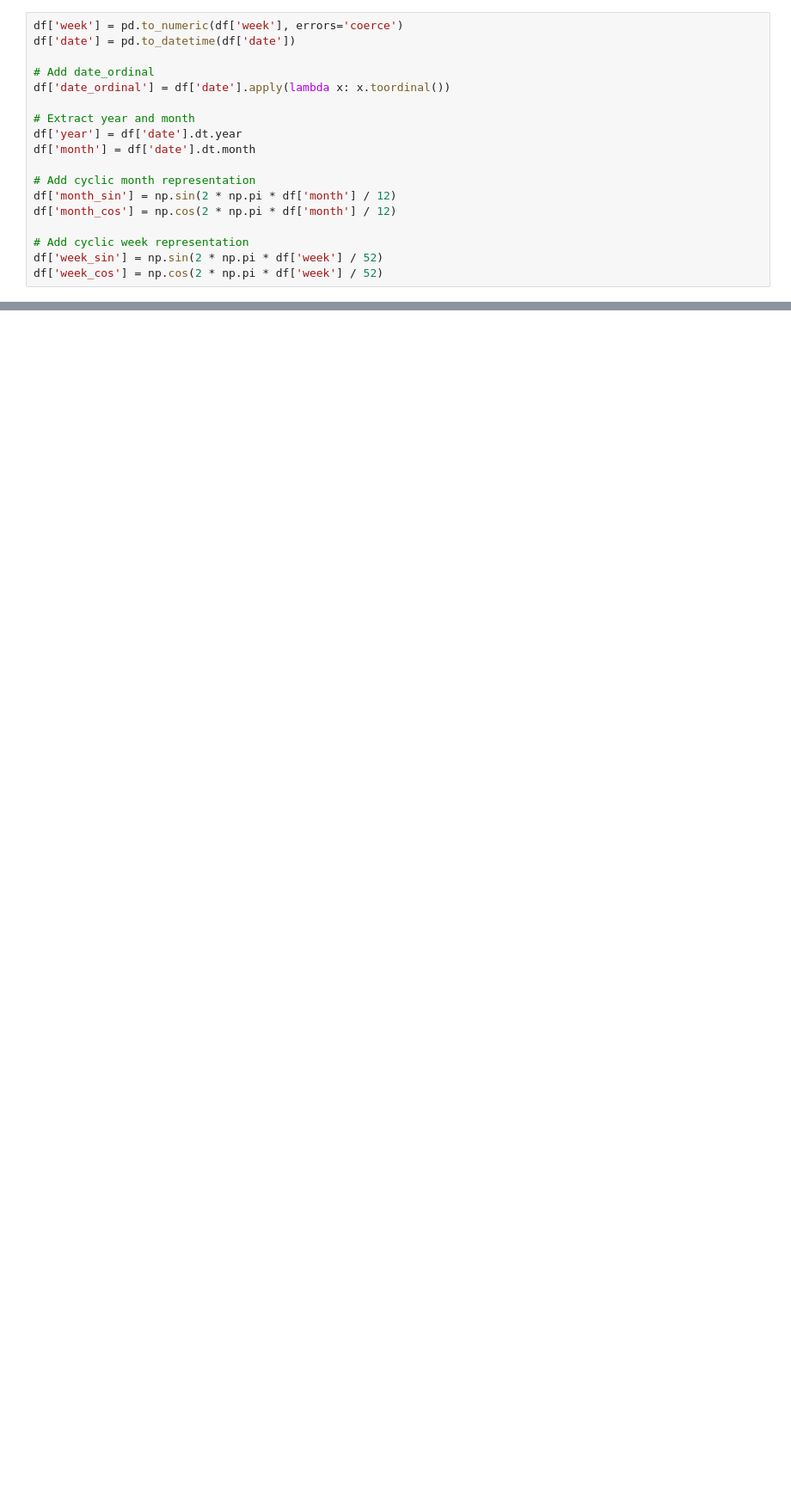
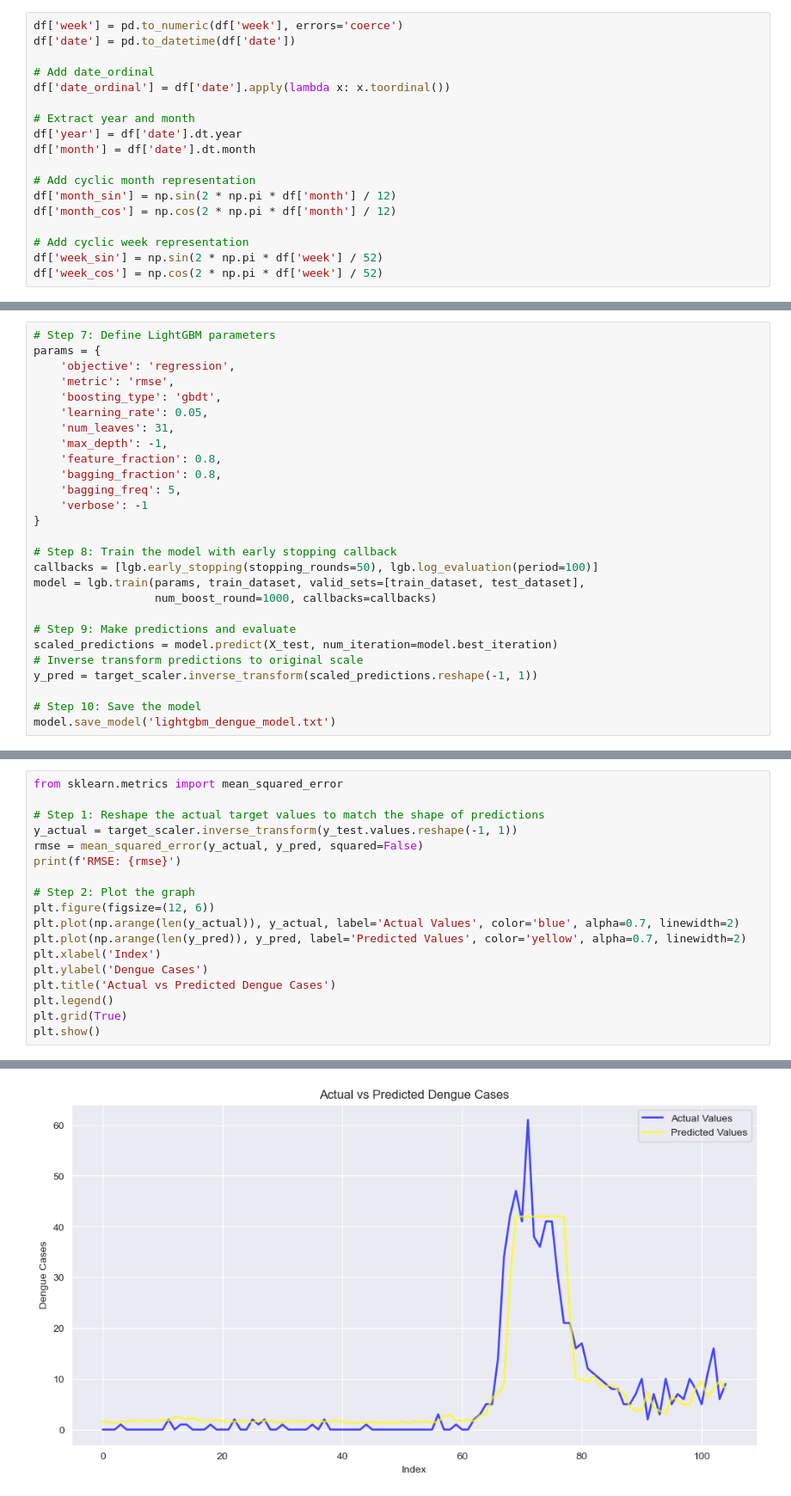
Before and after one commit to Minindu20/Dengue-Severity-Predictor, a Jupyter notebook: models/lightgbm/model.ipynb, the cells around one changed output, grey strips where cells are left out. Shown at 86% size. Cells and saved outputs as stored; diff of their text form; blank space fills up the shorter version.

```diff
--- a/models/lightgbm/model.ipynb
+++ b/models/lightgbm/model.ipynb
@@ -52,0 +86,27 @@ data = create_lags(data, group_col='city', target_col=weather_columns, lags=[5,
+# %%
+# Step 7: Define LightGBM parameters
+params = {
+    'objective': 'regression',
+    'metric': 'rmse',
+    'boosting_type': 'gbdt',
+    'learning_rate': 0.05,
+    'num_leaves': 31,
+    'max_depth': -1,
+    'feature_fraction': 0.8,
+    'bagging_fraction': 0.8,
+    'bagging_freq': 5,
+    'verbose': -1
+}
+
+# Step 8: Train the model with early stopping callback
+callbacks = [lgb.early_stopping(stopping_rounds=50), lgb.log_evaluation(period=100)]
+model = lgb.train(params, train_dataset, valid_sets=[train_dataset, test_dataset],
+                  num_boost_round=1000, callbacks=callbacks)
+
+# Step 9: Make predictions and evaluate
+scaled_predictions = model.predict(X_test, num_iteration=model.best_iteration)
+# Inverse transform predictions to original scale
+y_pred = target_scaler.inverse_transform(scaled_predictions.reshape(-1, 1))
+
+# Step 10: Save the model
+model.save_model('lightgbm_dengue_model.txt')
@@ -52,0 +158,19 @@ data = create_lags(data, group_col='city', target_col=weather_columns, lags=[5,
+# %%
+from sklearn.metrics import mean_squared_error
+
+# Step 1: Reshape the actual target values to match the shape of predictions
+y_actual = target_scaler.inverse_transform(y_test.values.reshape(-1, 1))
+rmse = mean_squared_error(y_actual, y_pred, squared=False)
+print(f'RMSE: {rmse}')
+
+# Step 2: Plot the graph
+plt.figure(figsize=(12, 6))
+plt.plot(np.arange(len(y_actual)), y_actual, label='Actual Values', color='blue', alpha=0.7, linewidth=2)
+plt.plot(np.arange(len(y_pred)), y_pred, label='Predicted Values', color='yellow', alpha=0.7, linewidth=2)
+plt.xlabel('Index')
+plt.ylabel('Dengue Cases')
+plt.title('Actual vs Predicted Dengue Cases')
+plt.legend()
+plt.grid(True)
+plt.show()
+# %% [output]
@@ -52,0 +178 @@ data = create_lags(data, group_col='city', target_col=weather_columns, lags=[5,
+[figure, added]
```
Also changed, not shown: parts of 8 cells of this notebook, 1 other file.
